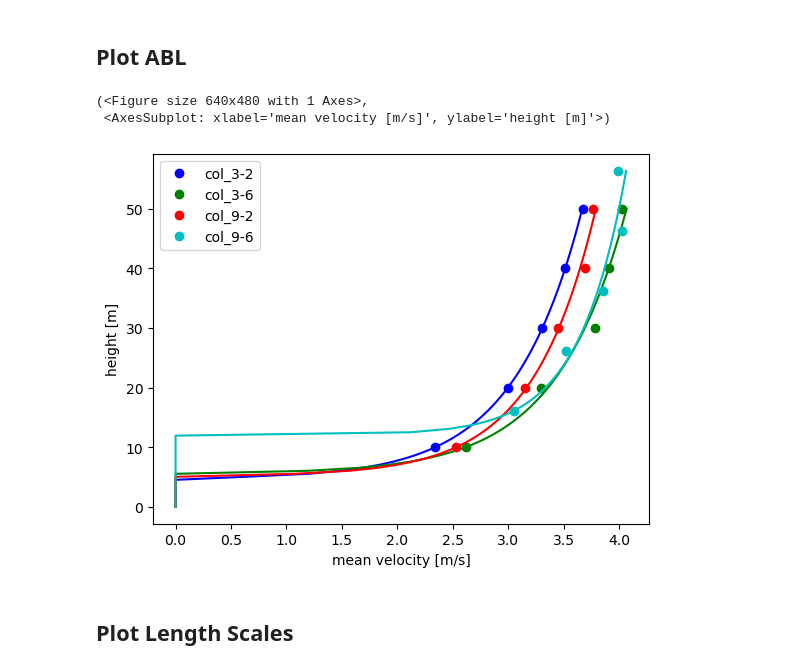
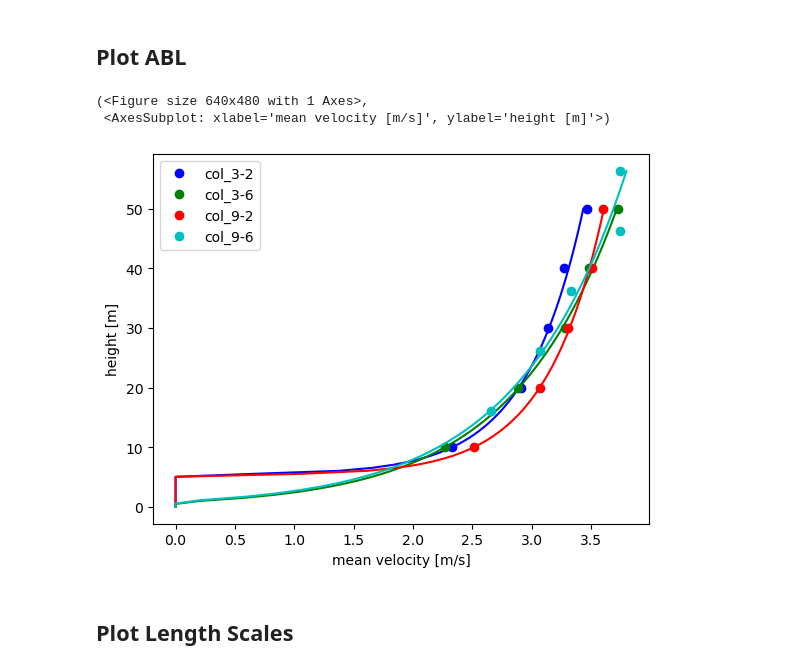
Before and after one commit to nbachand/city_block_cfd, a Jupyter notebook: LESResults.ipynb, the cells around one changed output. Drawn from its saved outputs; the diff is of its cells as text; code cells hidden in the pictures.

```diff
--- a/LESResults.ipynb
+++ b/LESResults.ipynb
@@ -98,7 +72,7 @@ processing data took 1 seconds
 # %%
-qty_dict = probes.computeQty(
+qty_dict = probes.create_qty_dict(
     names = [name for name in  probes.probe_names if "col" in name],
-    steps = probes.probe_steps[-100000:-1:],
+    steps = probes.probe_steps[-40000:-1:],
     stack = stack,
 )
 # %% [output]
@@ -109,11 +98,11 @@ processing data took 5 seconds
 # %% [markdown]
 ## Plot ABL
 # %%
-quantities.plot_ABL(qty_dict)
+quantities.plot_ABL(qty_dict, fit_disp=True)
 # %% [output]
 (<Figure size 640x480 with 1 Axes>,
  <AxesSubplot: xlabel='mean velocity [m/s]', ylabel='height [m]'>)
-[figure, old version]
+[figure, new version]
 # %% [markdown]
 ## Plot Length Scales
 # %%
```
Also changed, not shown: parts of 5 cells of this notebook, 1 other file.
